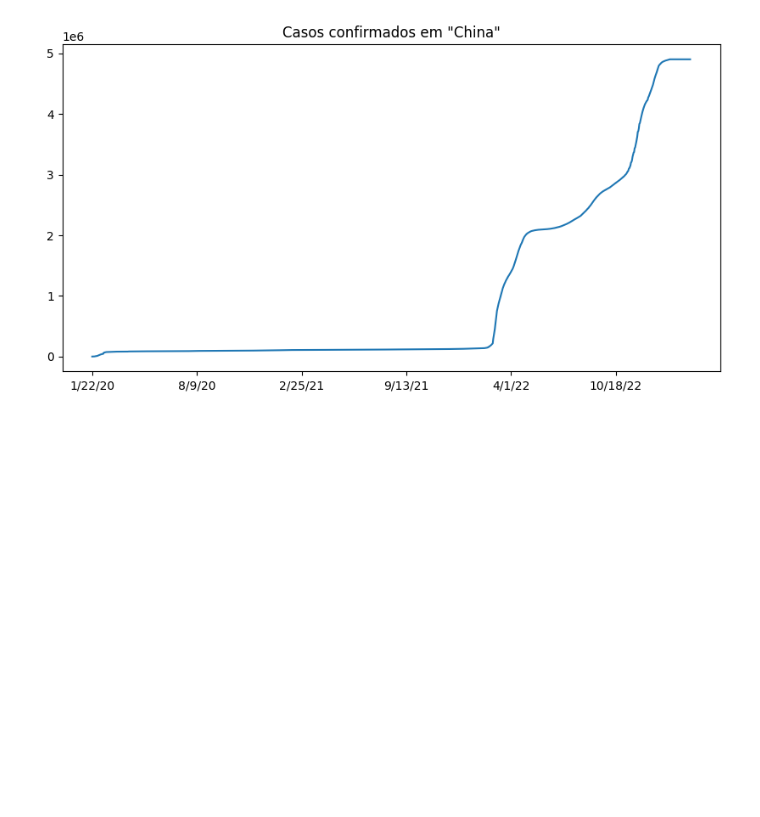
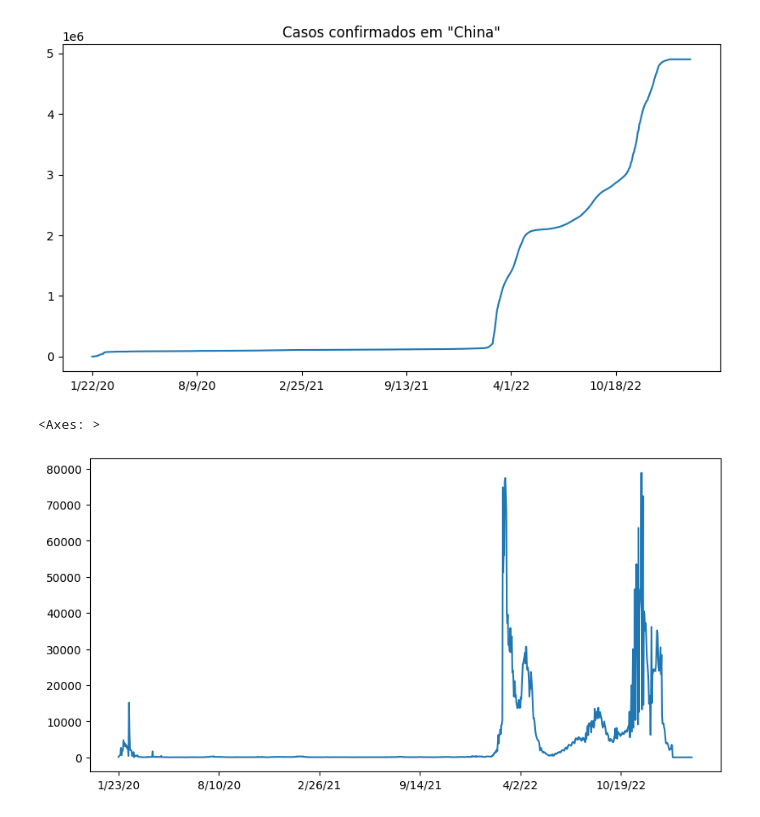
Before and after one commit to enricotm/DataScienceCourse-Alura, a Jupyter notebook: curso11/aula.ipynb, the cells around one changed output. Saved outputs shown, nothing was run; the diff lists cells and outputs as text; code cells hidden in the pictures; blank space fills up the shorter version.

```diff
--- a/curso11/aula.ipynb
+++ b/curso11/aula.ipynb
@@ -170,3 +170,10 @@ plt.title('Casos confirmados em "China"')
 plt.show()
 # %% [output]
 [figure]
+# %%
+plt.figure(figsize=(10,5))
+new_cases_china = confirmed_by_country.loc['China'][3:].diff().dropna()
+new_cases_china.plot()
+# %% [output]
+<Axes: >
+[figure, added]
```
Also changed, not shown: parts of 11 cells of this notebook.
